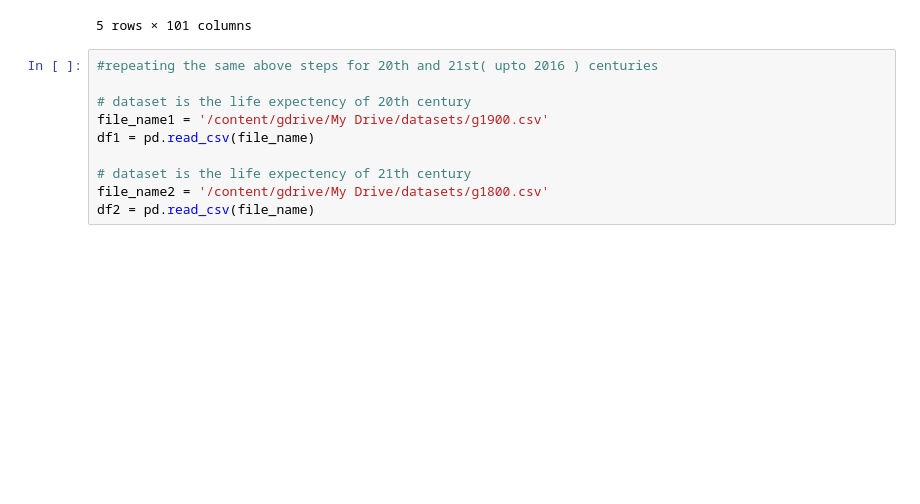
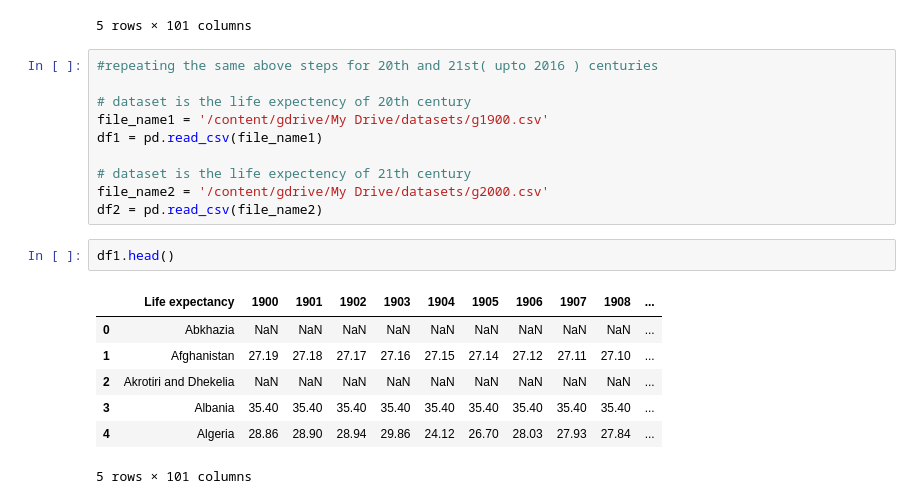
Before and after one commit to SurajKande/python-pandas, a Jupyter notebook: case_study_1.ipynb, the cells around one changed output. Cells and saved outputs as stored; diff of their text form; blank space fills up the shorter version.

```diff
--- a/case_study_1.ipynb
+++ b/case_study_1.ipynb
@@ -111,8 +111,18 @@ df.head()
 
 # dataset is the life expectency of 20th century
 file_name1 = '/content/gdrive/My Drive/datasets/g1900.csv'
-df1 = pd.read_csv(file_name)
+df1 = pd.read_csv(file_name1)
 
 # dataset is the life expectency of 21th century
-file_name2 = '/content/gdrive/My Drive/datasets/g1800.csv'
-df2 = pd.read_csv(file_name)
+file_name2 = '/content/gdrive/My Drive/datasets/g2000.csv'
+df2 = pd.read_csv(file_name2)
+# %%
+df1.head()
+# %% [output]
+|  | Life expectancy | 1900 | 1901 | 1902 | 1903 | 1904 | 1905 | 1906 | 1907 | 1908 | ... |
+| 0 | Abkhazia | NaN | NaN | NaN | NaN | NaN | NaN | NaN | NaN | NaN | ... |
+| 1 | Afghanistan | 27.19 | 27.18 | 27.17 | 27.16 | 27.15 | 27.14 | 27.12 | 27.11 | 27.10 | ... |
+| 2 | Akrotiri and Dhekelia | NaN | NaN | NaN | NaN | NaN | NaN | NaN | NaN | NaN | ... |
+| 3 | Albania | 35.40 | 35.40 | 35.40 | 35.40 | 35.40 | 35.40 | 35.40 | 35.40 | 35.40 | ... |
+| 4 | Algeria | 28.86 | 28.90 | 28.94 | 29.86 | 24.12 | 26.70 | 28.03 | 27.93 | 27.84 | ... |
+5 rows × 101 columns
```
Also changed, not shown: parts of 4 cells of this notebook.
